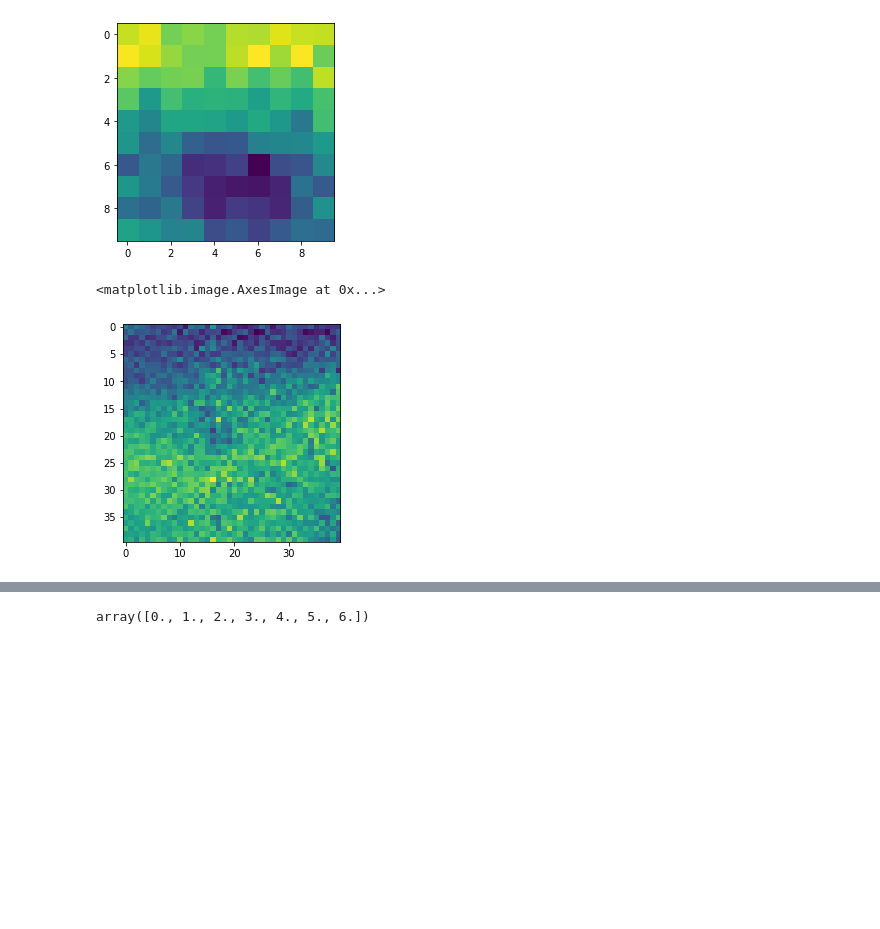
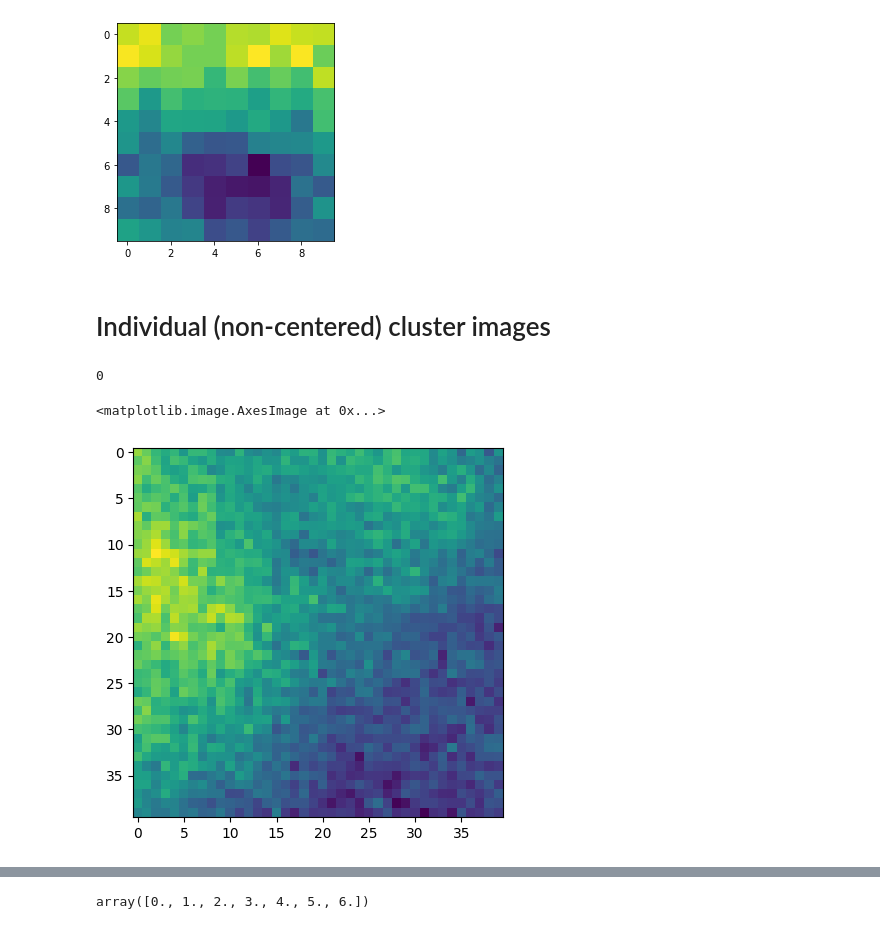
Before and after one commit to Sulla2012/ml-clusters, a Jupyter notebook: stamper_full.ipynb, the cells around one changed output, grey strips where cells are left out. Cells and saved outputs as stored; diff of their text form; code cells hidden in the pictures; blank space fills up the shorter version.

Commit message:
feat: switching to saving maps in order to save wcs with images

```diff
--- a/stamper_full.ipynb
+++ b/stamper_full.ipynb
@@ -161,8 +181,14 @@ plt.imshow(jpg[835:845,380:390, 1])
 # %% [output]
 <matplotlib.image.AxesImage at 0x...>
 [figure]
+# %% [markdown]
+# Individual (non-centered) cluster images
 # %%
+freqs = ["090", "150", "220"]
+
+
 for i in range(len(ras)):
+    print(i, end="\r")
     offset_ra, offset_dec = np.random.rand()*5*u.arcmin, np.random.rand()*5*u.arcmin
     ra_cent = ras[i]*u.deg+offset_ra
     dec_cent = decs[i]*u.deg+offset_dec
@@ -174,26 +200,32 @@ for i in range(len(ras)):
         ra_min -= 360
 
     box = np.array([[dec_min.value, ra_min.value],[dec_max.value, ra_max.value]]) * utils.degree
-    #c1 = SkyCoord(ra_min, dec_min, frame='icrs', unit='deg')
-    #c2 = SkyCoord(ra_max, dec_max, frame='icrs', unit='deg')
 
-    #print(dec_min, dec_max)
-    #print(c1.ra.hms, c2.ra.hms)
-    #print(box)
     #Make jpg of box
-    jpg, cur_wcs = make_jpg('/home/r/rbond/sigurdkn/project/actpol/map_coadd/20211219/release/', box)
-    if type(jpg) == int: continue
-    #plt.imshow(jpg[...,0])
-    #plt.show()
-    #plt.close()
-    #im = Image.fromarray(jpg, 'RGB')
-    #im.save("/project/r/rbond/jorlo/datasets/ACT_tiles/freq_tiles/{}.jpg".format(key))
-    np.savez_compressed("/project/r/rbond/jorlo/datasets/ACT_tiles/indv_freq_tiles/{}".format(str(i).zfill(4)), jpg)
-    mask = make_mask(jpg, act_catalog, [[ra_min.value, ra_max.value], [dec_min.value, dec_max.value]], cur_wcs, size = 4.8)
+    #jpg, cur_wcs = make_jpg('/home/r/rbond/sigurdkn/project/actpol/map_coadd/20211219/release/', box)
+    stamp, cur_wcs = make_stamp('/mnt/welch/USERS/jorlo/maps/20240323_simple/act_planck_*_f*_daynight_map_srcfree.fits', box, freqs, normalize = False)
+    if type(stamp) == int: continue
+
+    #np.savez_compressed("/mnt/welch/USERS/jorlo/ml-clusters/ACT_tiles/indv_freq_stamps/{}".format(str(i).zfill(4)), jpg)
+    enmap.write_map("/mnt/welch/USERS/jorlo/ml-clusters/ACT_tiles/indv_freq_stamps/{}".format(str(i).zfill(4)), stamp)
+    mask = make_mask(stamp, act_catalog, [[ra_min.value, ra_max.value], [dec_min.value, dec_max.value]], cur_wcs, size = 4.8)
     #print(mask.shape)
-    np.savez_compressed("/project/r/rbond/jorlo/datasets/ACT_tiles/indv_masks/{}_mask".format(str(i).zfill(4)), mask)
+    np.savez_compressed("/mnt/welch/USERS/jorlo/ml-clusters/ACT_tiles/indv_freq_masks/{}_mask".format(str(i).zfill(4)), mask)
+
+    break
+
+#with ipp.Cluster(controller_ip="*", engines="mpi", n=24) as rc:
+    # get a broadcast_view on the cluster which is best
+    # suited for MPI style computation
+ #   view = rc.broadcast_view()
+    # run the mpi_example function on all engines in parallel
+   # r = view.apply_sync(tile_mpi(clipCoordsDict, keys))
+    # Retrieve and print the result from the engines
+  #  print("\n".join(r))
+# %% [output]
+0
 # %%
-plt.imshow(jpg[...,1])
+plt.imshow(stamp[1])
 # %% [output]
 <matplotlib.image.AxesImage at 0x...>
-[figure, old version]
+[figure, new version]
```
Also changed, not shown: parts of 6 cells of this notebook, 2 other files.
